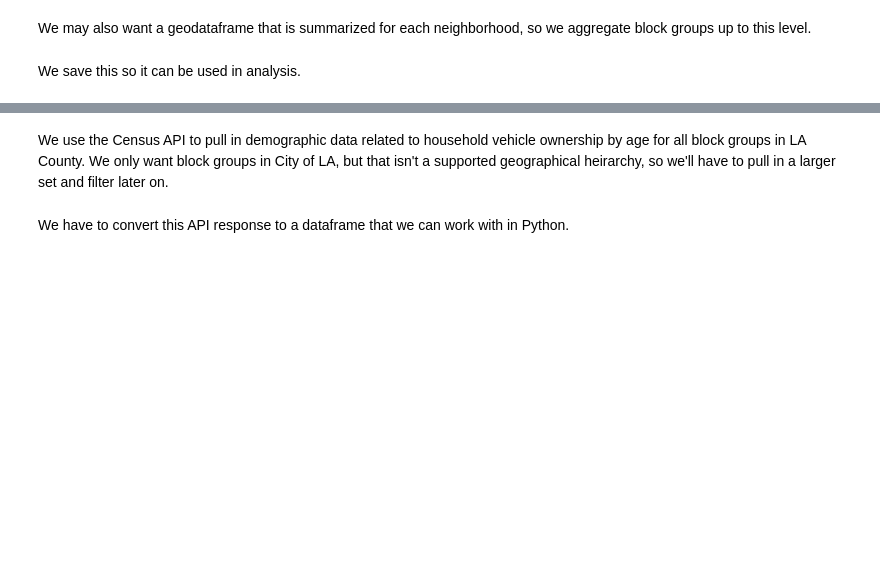
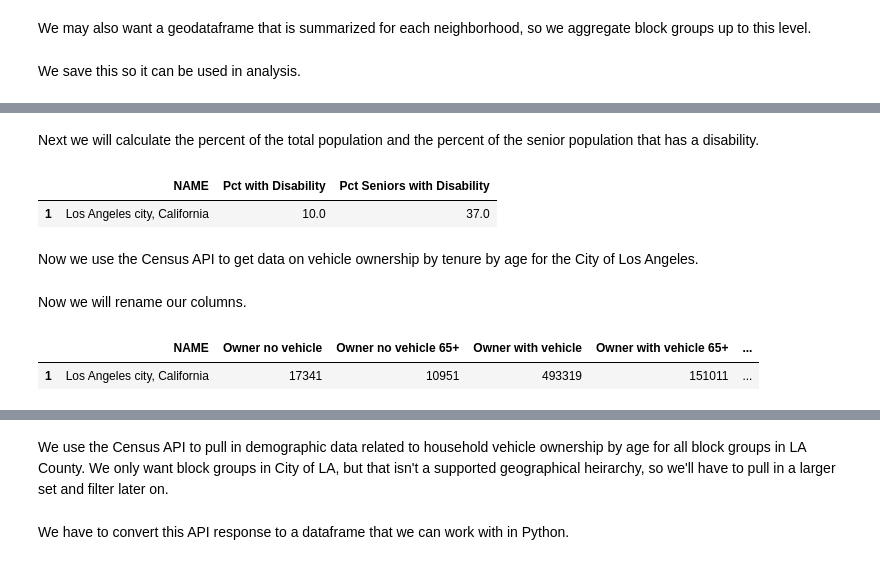
Before and after one commit to lucybriggs12/snakeemoji, a Jupyter notebook: Group Assignments/Week 08/Prep_Notebook.ipynb, the cells around one changed output, grey strips where cells are left out. Cells and saved outputs as stored; diff of their text form; code cells hidden in the pictures; blank space fills up the shorter version.

```diff
--- a/Group Assignments/Week 08/Prep_Notebook.ipynb
+++ b/Group Assignments/Week 08/Prep_Notebook.ipynb
@@ -120,0 +159,50 @@ neighborhoods_sum.to_file('neighborhood_geometries.geojson')
+# %% [markdown]
+Next we will calculate the percent of the total population and the percent of the senior population that has a disability.
+# %%
+# Cast as integers to be able to do calculations.
+disability_clean=disability_clean.astype({'Pct with Disability':'float', 'pop_65_74':'int', 'pop_75_plus':'int', 'disability_65_74': 'int', 'disability_75_plus':'int'})
+
+# Calculate necesarry subtotals.
+disability_clean['seniors_all']=disability_clean['pop_65_74']+disability_clean['pop_75_plus']
+disability_clean['seniors_disability']=disability_clean['disability_65_74']+disability_clean['disability_75_plus']
+
+# Calculate rounded, plot-friendly percentages.
+disability_clean['Pct Seniors with Disability']=round(100*disability_clean['seniors_disability']/disability_clean['seniors_all'])
+disability_clean['Pct with Disability']=round(disability_clean['Pct with Disability'])
+disability_clean=disability_clean[['NAME','Pct with Disability','Pct Seniors with Disability']]
+
+# View result
+disability_clean
+# %% [output]
+|  | NAME | Pct with Disability | Pct Seniors with Disability |
+| 1 | Los Angeles city, California | 10.0 | 37.0 |
+# %% [markdown]
+Now we use the Census API to get data on vehicle ownership by tenure by age for the City of Los Angeles.
+# %%
+import requests
+apirequest = 'https://api.census.gov/data/2021/acs/acs5?get=NAME,B25045_003E,B25045_006E,B25045_007E,B25045_010E,B25045_012E,B25045_015E,B25045_016E,B25045_019E&for=place:44000&in=state:06'
+usr_key = f"&key=4c422219a890d0597a042d9ebad9311b022cfd4d"
+#Put it all together in one f-string:
+query_url = f"{apirequest}{usr_key}"
+# Use requests package to call out to the API
+response = requests.get(query_url)
+# %% [markdown]
+Now we will rename our columns.
+# %%
+# First we have to convert this to a dataframe we can work with.
+census_df=pd.DataFrame(response.json())
+census_df.head()
+
+# Move variable names from row 0 to colmn titles.
+census_df.columns = census_df.iloc[0]
+vehicle_clean = census_df.iloc[1:]
+
+# Rename columns to be meaningful.
+vehicle_clean=vehicle_clean.rename(columns={'B25045_003E':'Owner no vehicle', 'B25045_006E':'Owner no vehicle 65+',
+                         'B25045_007E':'Owner with vehicle', 'B25045_010E' : 'Owner with vehicle 65+',
+                         'B25045_012E' : 'Renter no vehicle', 'B25045_015E' : 'Renter no vehicle 65+',
+                         'B25045_016E' : 'Renter with vehicle', 'B25045_019E' : 'Renter with vehicle 65+'},)
+vehicle_clean.head(5)
+# %% [output]
+|  | NAME | Owner no vehicle | Owner no vehicle 65+ | Owner with vehicle | Owner with vehicle 65+ | ... |
+| 1 | Los Angeles city, California | 17341 | 10951 | 493319 | 151011 | ... |
```
Also changed, not shown: parts of 18 cells of this notebook, 11 other files.
